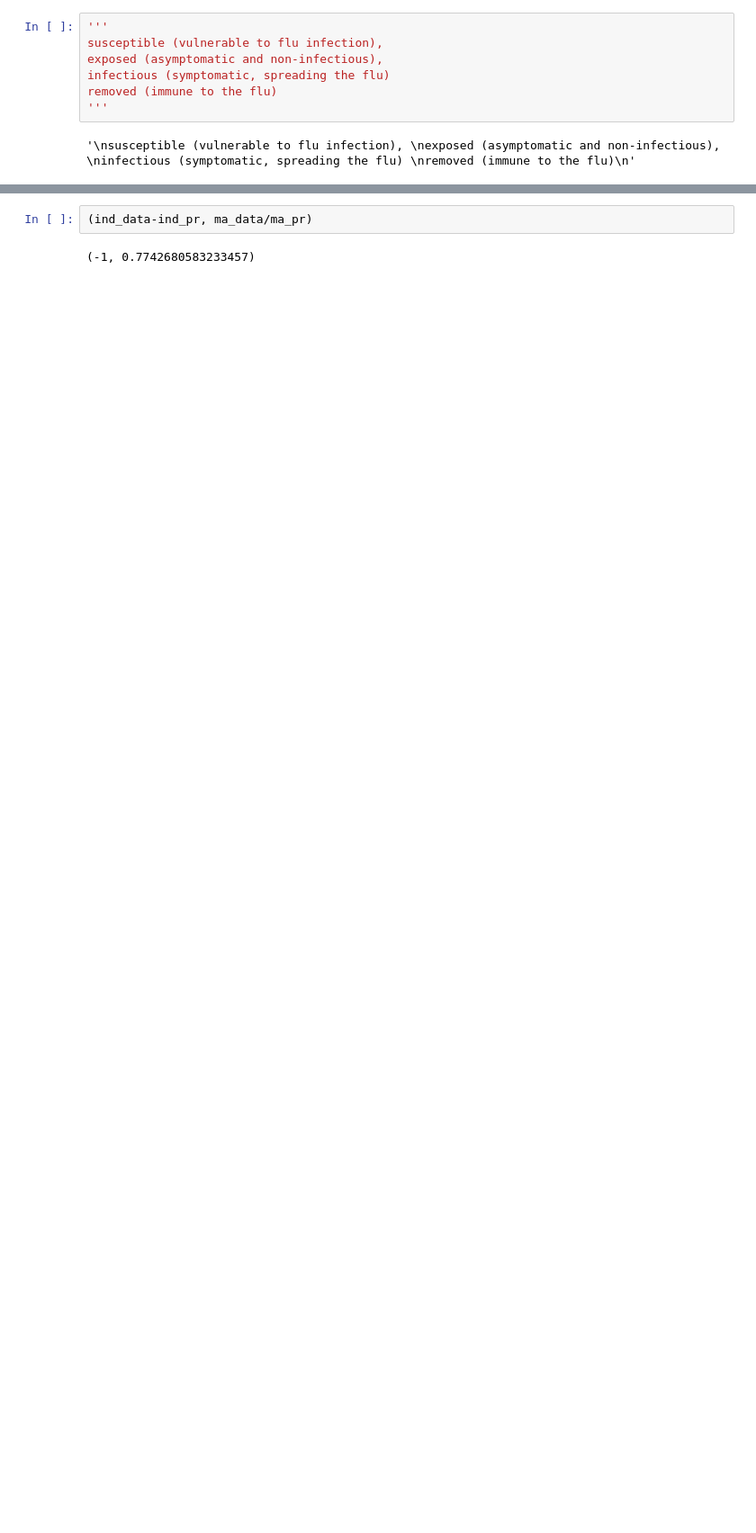
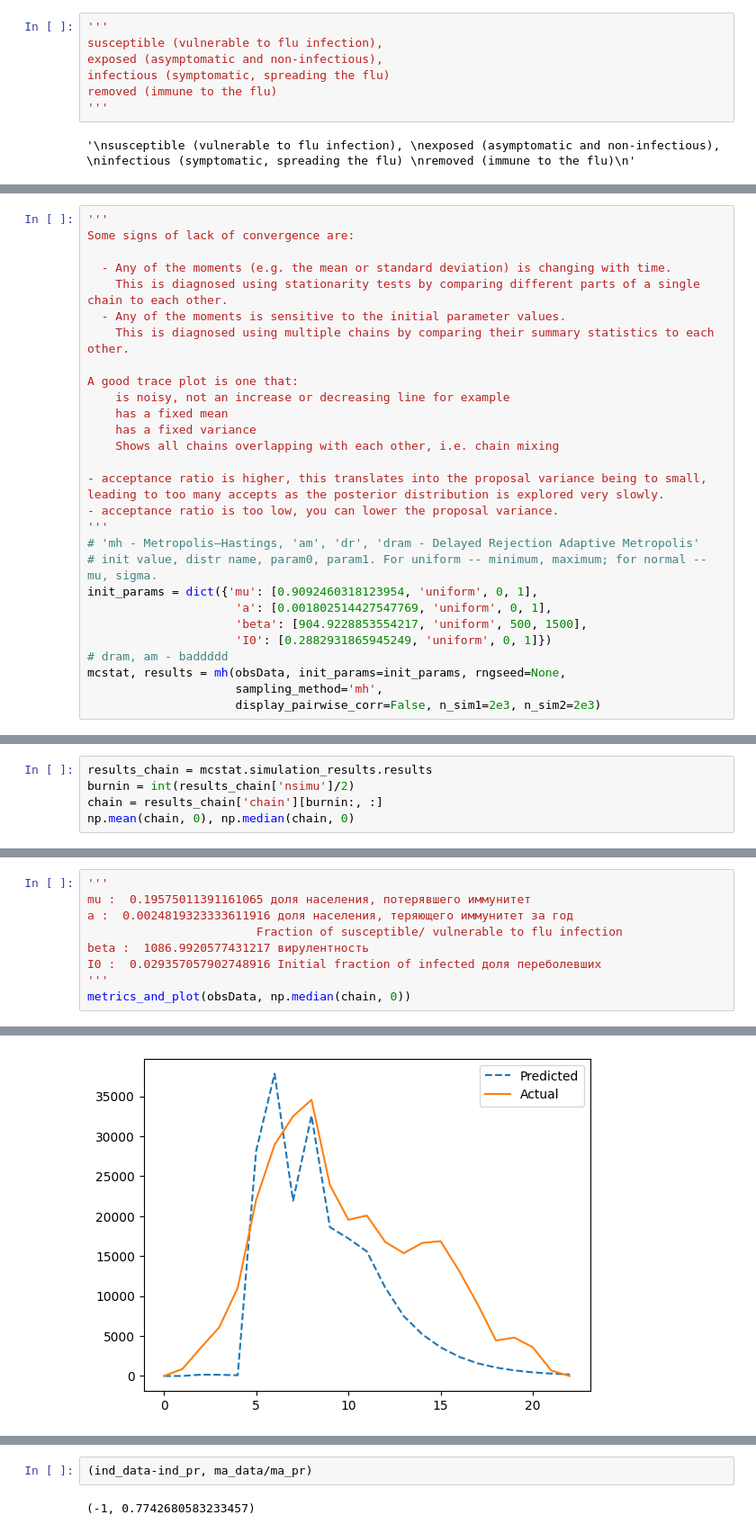
Before and after one commit to Mpkosh/people_are, a Jupyter notebook: abc_mcmc.ipynb, the cells around one changed output, grey strips where cells are left out. Shown at 90% size. Saved outputs shown, nothing was run; the diff lists cells and outputs as text; blank space fills up the shorter version.

```diff
--- a/abc_mcmc.ipynb
+++ b/abc_mcmc.ipynb
@@ -857,0 +246,29 @@ ind_data = obsData.index(ma_data)
+# %%
+'''
+Some signs of lack of convergence are:
+
+  - Any of the moments (e.g. the mean or standard deviation) is changing with time.
+    This is diagnosed using stationarity tests by comparing different parts of a single chain to each other.
+  - Any of the moments is sensitive to the initial parameter values.
+    This is diagnosed using multiple chains by comparing their summary statistics to each other.
+
+A good trace plot is one that:
+    is noisy, not an increase or decreasing line for example
+    has a fixed mean
+    has a fixed variance
+    Shows all chains overlapping with each other, i.e. chain mixing
+
+- acceptance ratio is higher, this translates into the proposal variance being to small,
+leading to too many accepts as the posterior distribution is explored very slowly.
+- acceptance ratio is too low, you can lower the proposal variance.
+'''
+# 'mh - Metropolis–Hastings, 'am', 'dr', 'dram - Delayed Rejection Adaptive Metropolis'
+# init value, distr name, param0, param1. For uniform -- minimum, maximum; for normal -- mu, sigma.
+init_params = dict({'mu': [0.9092460318123954, 'uniform', 0, 1],
+                     'a': [0.001802514427547769, 'uniform', 0, 1],
+                     'beta': [904.9228853554217, 'uniform', 500, 1500],
+                     'I0': [0.2882931865945249, 'uniform', 0, 1]})
+# dram, am - baddddd
+mcstat, results = mh(obsData, init_params=init_params, rngseed=None,
+                     sampling_method='mh',
+                     display_pairwise_corr=False, n_sim1=2e3, n_sim2=2e3)
@@ -857,0 +284,5 @@ ind_data = obsData.index(ma_data)
+# %%
+results_chain = mcstat.simulation_results.results
+burnin = int(results_chain['nsimu']/2)
+chain = results_chain['chain'][burnin:, :]
+np.mean(chain, 0), np.median(chain, 0)
@@ -857,0 +292,10 @@ ind_data = obsData.index(ma_data)
+# %%
+'''
+mu :  0.19575011391161065 доля населения, потерявшего иммунитет
+a :  0.0024819323333611916 доля населения, теряющего иммунитет за год
+                        Fraction of susceptible/ vulnerable to flu infection
+beta :  1086.9920577431217 вирулентность
+I0 :  0.029357057902748916 Initial fraction of infected доля переболевших
+'''
+metrics_and_plot(obsData, np.median(chain, 0))
+# %% [output]
@@ -857,0 +307 @@ ind_data = obsData.index(ma_data)
+[figure, added]
```
Also changed, not shown: parts of 85 cells of this notebook, 1 other file.
